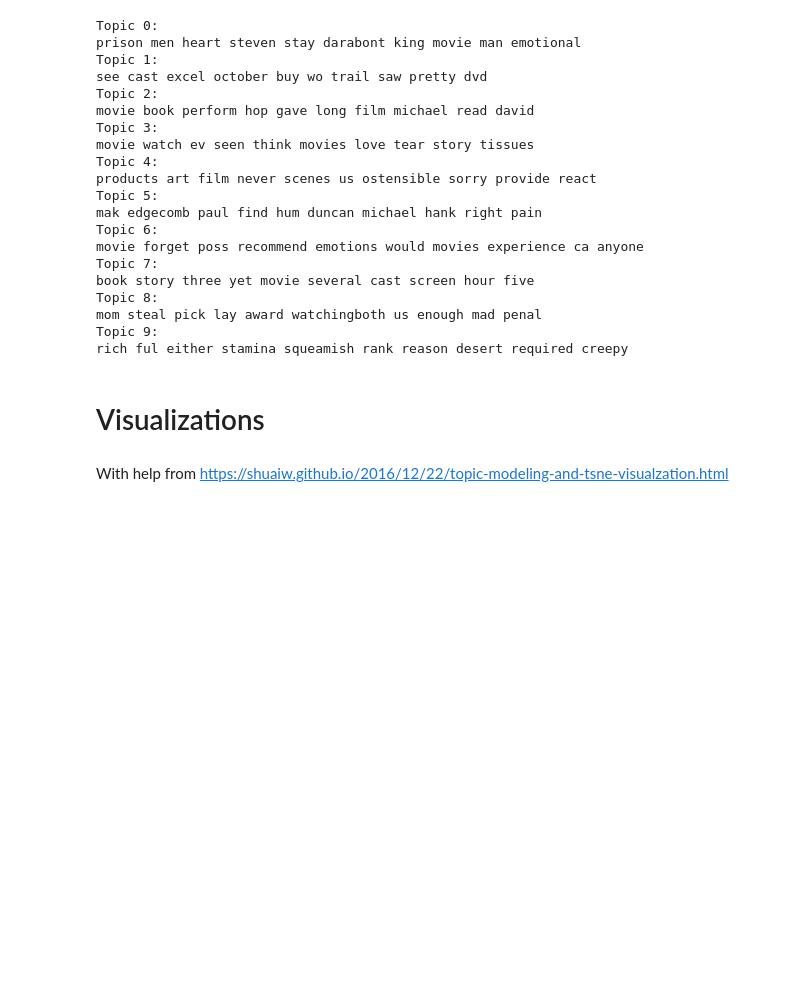
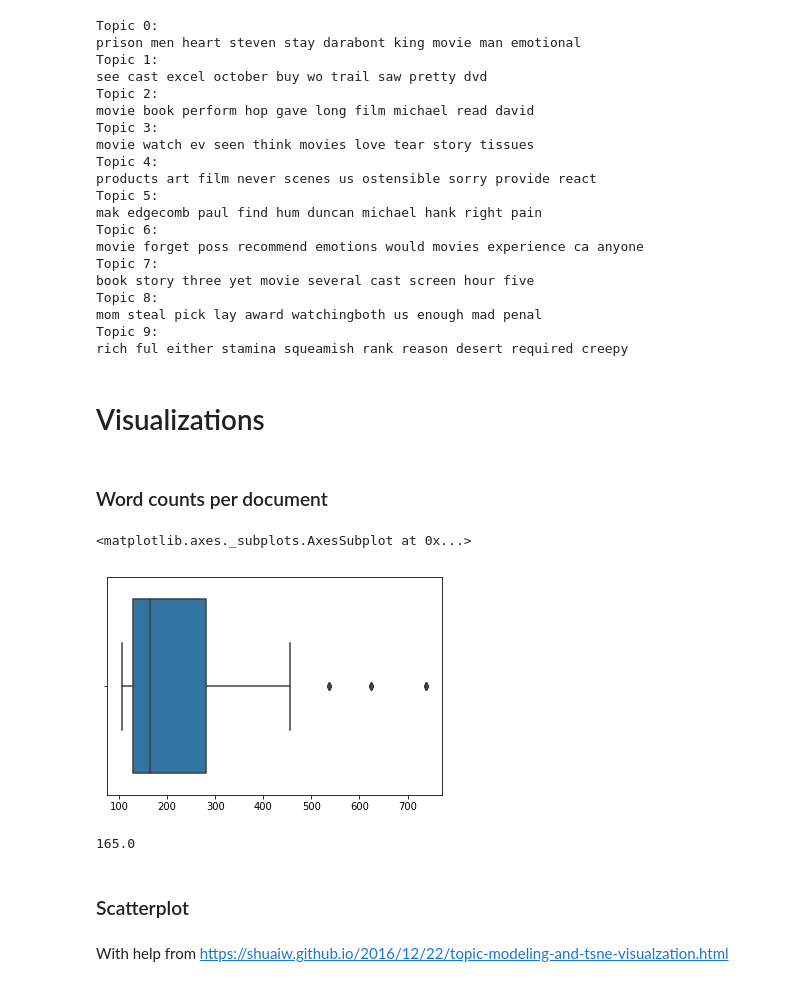
Before and after one commit to kjprice/smu-nlp, a Jupyter notebook: Final - Topic Modeling.ipynb, the cells around one changed output. Saved outputs shown, nothing was run; the diff lists cells and outputs as text; code cells hidden in the pictures; blank space fills up the shorter version.

```diff
--- a/Final - Topic Modeling.ipynb
+++ b/Final - Topic Modeling.ipynb
@@ -293,6 +283,21 @@ rich ful either stamina squeamish rank reason desert required creepy
 topic_map = nmf.transform(tf)
 # %% [markdown]
 # Visualizations
+# %% [markdown]
+### Word counts per document
+# %%
+number_of_words = [len(review.split(' ')) for review in all_reviews]
+# %%
+sns.boxplot(number_of_words)
+# %% [output]
+<matplotlib.axes._subplots.AxesSubplot at 0x...>
+[figure, added]
+# %%
+np.median(number_of_words)
+# %% [output]
+165.0
+# %% [markdown]
+### Scatterplot
 # %% [markdown]
 With help from https://shuaiw.github.io/2016/12/22/topic-modeling-and-tsne-visualzation.html
 # %%
```
Also changed, not shown: parts of 3 cells of this notebook.
